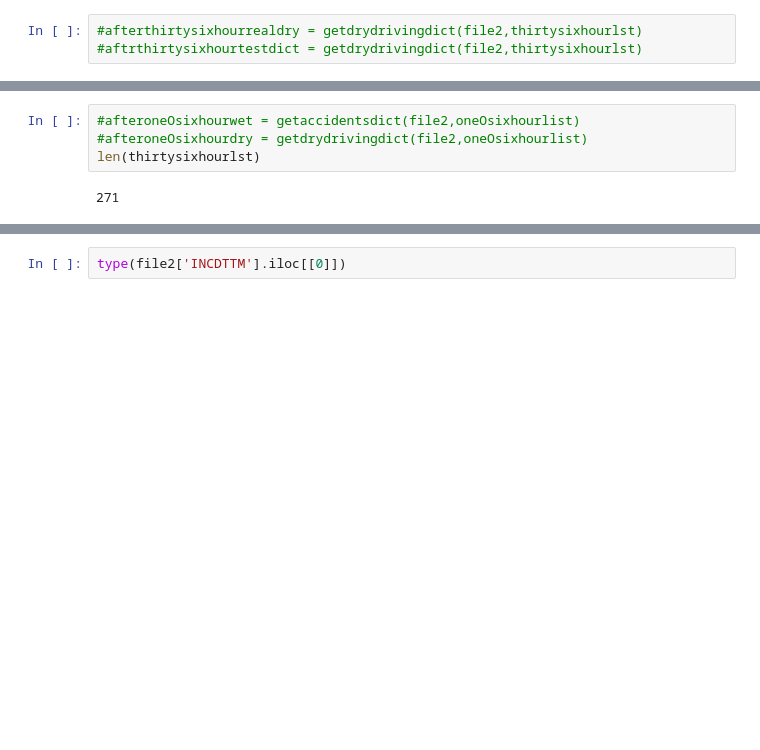
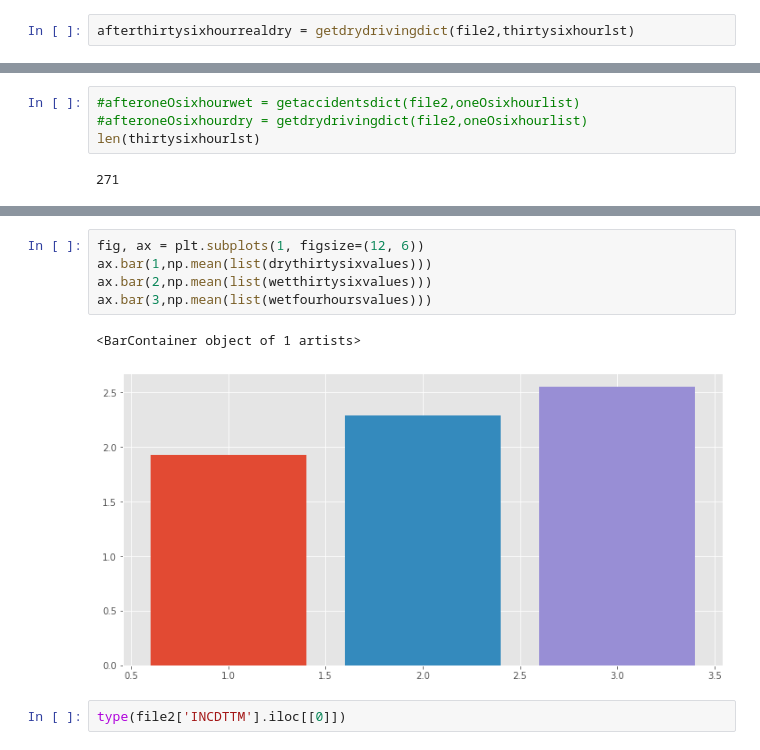
Before and after one commit to Tenacious-E/CarAccidentAnalysis, a Jupyter notebook: Capstone 1.ipynb, the cells around one changed output, grey strips where cells are left out. Drawn from its saved outputs; the diff is of its cells as text; blank space fills up the shorter version.

```diff
--- a/Capstone 1.ipynb
+++ b/Capstone 1.ipynb
@@ -357,7 +350,6 @@ sum(list(hourlyaccidents.values()))
 # %% [output]
 162
 # %%
-#afterthirtysixhourrealdry = getdrydrivingdict(file2,thirtysixhourlst)
-#aftrthirtysixhourtestdict = getdrydrivingdict(file2,thirtysixhourlst)
+afterthirtysixhourrealdry = getdrydrivingdict(file2,thirtysixhourlst)
 # %% [output]
 162
@@ -407,3 +396,11 @@ ax.scatter(list(wetfourhourskeys),list(wetfourhoursvalues))
+# %%
+fig, ax = plt.subplots(1, figsize=(12, 6))
+ax.bar(1,np.mean(list(drythirtysixvalues)))
+ax.bar(2,np.mean(list(wetthirtysixvalues)))
+ax.bar(3,np.mean(list(wetfourhoursvalues)))
+# %% [output]
+<BarContainer object of 1 artists>
+[figure, added]
 # %%
 type(file2['INCDTTM'].iloc[[0]])
 # %% [output]
```
Also changed, not shown: parts of 41 cells of this notebook.
